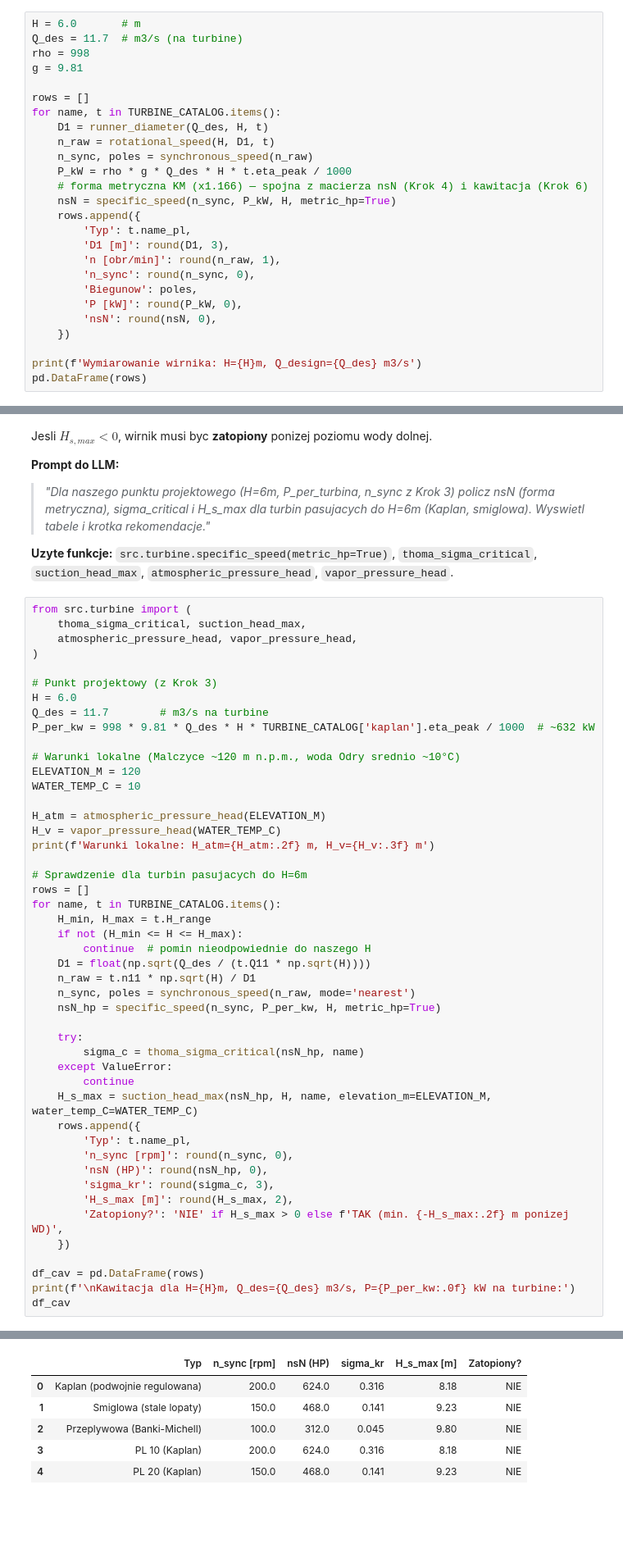
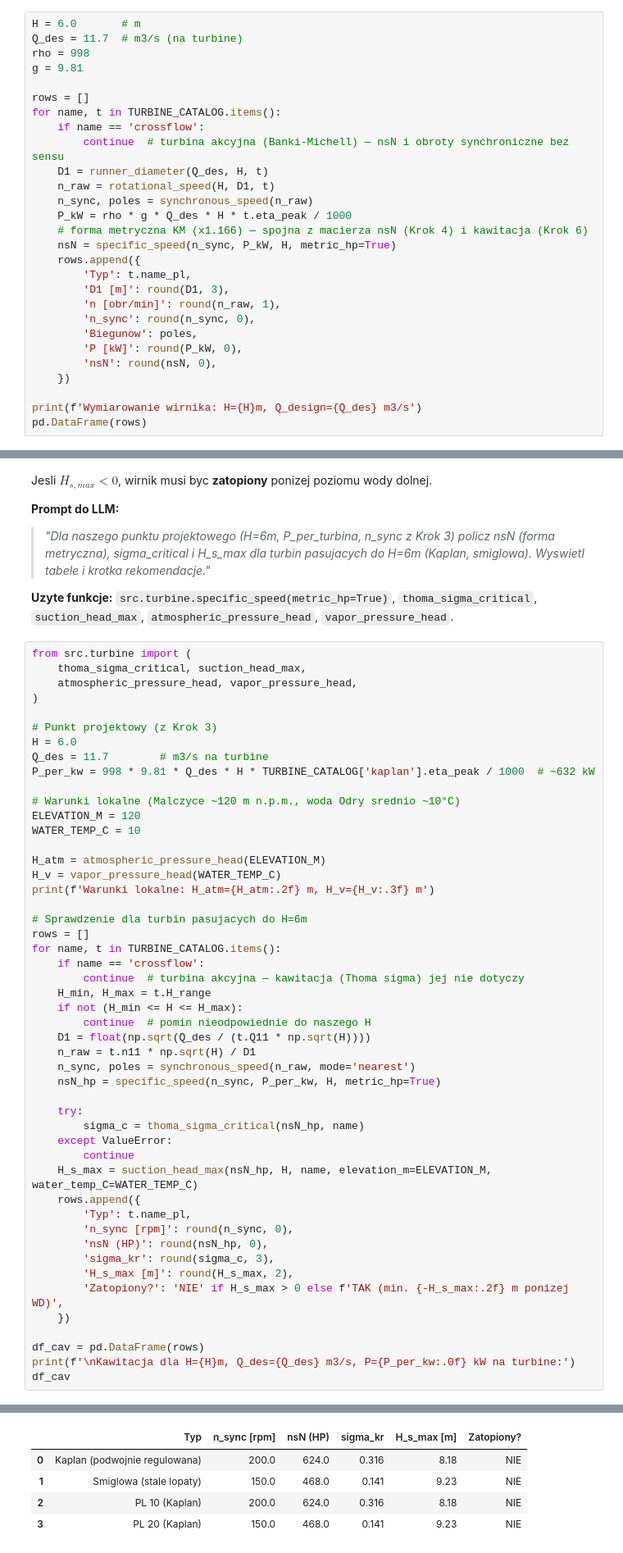
Before and after one commit to amachalski/hydropower-notebooks, a Jupyter notebook: notebooks/07_turbine_efficiency.ipynb, the cells around one changed output, grey strips where cells are left out. Shown at 82% size. Saved outputs shown, nothing was run; the diff lists cells and outputs as text; blank space fills up the shorter version.

```diff
--- a/notebooks/07_turbine_efficiency.ipynb
+++ b/notebooks/07_turbine_efficiency.ipynb
@@ -234,6 +234,8 @@ g = 9.81
 
 rows = []
 for name, t in TURBINE_CATALOG.items():
+    if name == 'crossflow':
+        continue  # turbina akcyjna (Banki-Michell) — nsN i obroty synchroniczne bez sensu
     D1 = runner_diameter(Q_des, H, t)
     n_raw = rotational_speed(H, D1, t)
     n_sync, poles = synchronous_speed(n_raw)
@@ -625,41 +626,42 @@ print(f'Warunki lokalne: H_atm={H_atm:.2f} m, H_v={H_v:.3f} m')
 # Sprawdzenie dla turbin pasujacych do H=6m
 rows = []
 for name, t in TURBINE_CATALOG.items():
+    if name == 'crossflow':
+        continue  # turbina akcyjna — kawitacja (Thoma sigma) jej nie dotyczy
     H_min, H_max = t.H_range
     if not (H_min <= H <= H_max):
         continue  # pomin nieodpowiednie do naszego H
     D1 = float(np.sqrt(Q_des / (t.Q11 * np.sqrt(H))))
     n_raw = t.n11 * np.sqrt(H) / D1
     n_sync, poles = synchronous_speed(n_raw, mode='nearest')
     nsN_hp = specific_speed(n_sync, P_per_kw, H, metric_hp=True)
 
     try:
         sigma_c = thoma_sigma_critical(nsN_hp, name)
     except ValueError:
         continue
     H_s_max = suction_head_max(nsN_hp, H, name, elevation_m=ELEVATION_M, water_temp_C=WATER_TEMP_C)
     rows.append({
         'Typ': t.name_pl,
         'n_sync [rpm]': round(n_sync, 0),
         'nsN (HP)': round(nsN_hp, 0),
         'sigma_kr': round(sigma_c, 3),
         'H_s_max [m]': round(H_s_max, 2),
         'Zatopiony?': 'NIE' if H_s_max > 0 else f'TAK (min. {-H_s_max:.2f} m ponizej WD)',
     })
 
 df_cav = pd.DataFrame(rows)
 print(f'\nKawitacja dla H={H}m, Q_des={Q_des} m3/s, P={P_per_kw:.0f} kW na turbine:')
 df_cav
 # %% [output]
 Warunki lokalne: H_atm=10.20 m, H_v=0.124 m
 
 Kawitacja dla H=6.0m, Q_des=11.7 m3/s, P=632 kW na turbine:
 |  | Typ | n_sync [rpm] | nsN (HP) | sigma_kr | H_s_max [m] | Zatopiony? |
 | 0 | Kaplan (podwojnie regulowana) | 200.0 | 624.0 | 0.316 | 8.18 | NIE |
 | 1 | Smiglowa (stale lopaty) | 150.0 | 468.0 | 0.141 | 9.23 | NIE |
-| 2 | Przeplywowa (Banki-Michell) | 100.0 | 312.0 | 0.045 | 9.80 | NIE |
-| 3 | PL 10 (Kaplan) | 200.0 | 624.0 | 0.316 | 8.18 | NIE |
-| 4 | PL 20 (Kaplan) | 150.0 | 468.0 | 0.141 | 9.23 | NIE |
+| 2 | PL 10 (Kaplan) | 200.0 | 624.0 | 0.316 | 8.18 | NIE |
+| 3 | PL 20 (Kaplan) | 150.0 | 468.0 | 0.141 | 9.23 | NIE |
 # %% [markdown]
 ---
 ## Krok 7: Zakres stosowalnosci H-Q
```
Also changed, not shown: parts of 2 cells of this notebook, 8 other files.
